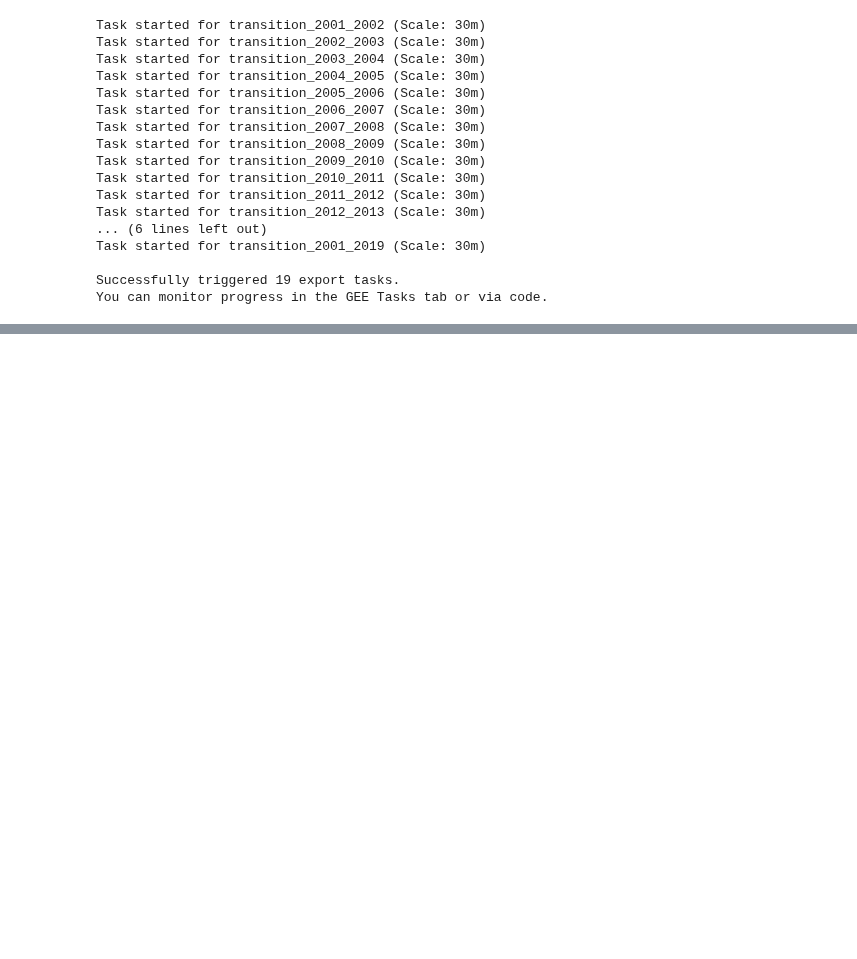
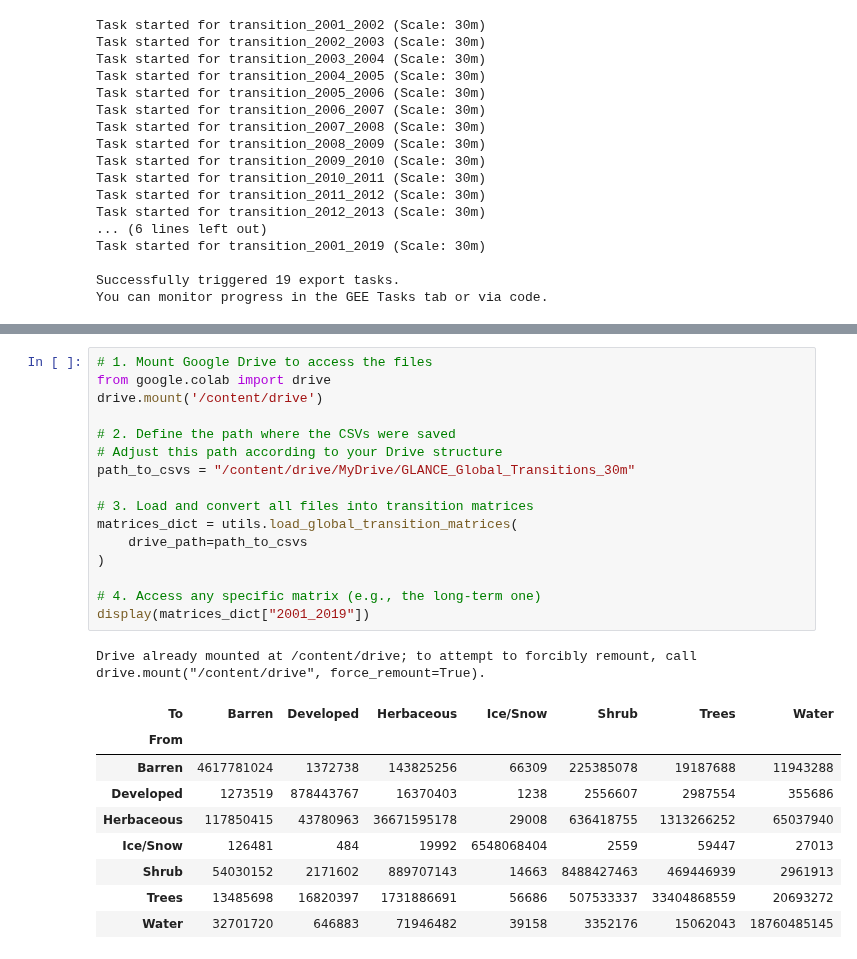
Before and after one commit to antoniovfonseca/agentic-ai-global-lulc, a Jupyter notebook: transition-matrix-gee-glance.ipynb, the cells around one changed output, grey strips where cells are left out. Drawn from its saved outputs; the diff is of its cells as text; blank space fills up the shorter version.

```diff
--- a/transition-matrix-gee-glance.ipynb
+++ b/transition-matrix-gee-glance.ipynb
@@ -185,0 +197,27 @@ print("All export tasks have been processed.")
+# %%
+# 1. Mount Google Drive to access the files
+from google.colab import drive
+drive.mount('/content/drive')
+
+# 2. Define the path where the CSVs were saved
+# Adjust this path according to your Drive structure
+path_to_csvs = "/content/drive/MyDrive/GLANCE_Global_Transitions_30m"
+
+# 3. Load and convert all files into transition matrices
+matrices_dict = utils.load_global_transition_matrices(
+    drive_path=path_to_csvs
+)
+
+# 4. Access any specific matrix (e.g., the long-term one)
+display(matrices_dict["2001_2019"])
+# %% [output]
+Drive already mounted at /content/drive; to attempt to forcibly remount, call drive.mount("/content/drive", force_remount=True).
+| To | Barren | Developed | Herbaceous | Ice/Snow | Shrub | Trees | Water |
+| From |  |  |  |  |  |  |  |
+| Barren | 4617781024 | 1372738 | 143825256 | 66309 | 225385078 | 19187688 | 11943288 |
+| Developed | 1273519 | 878443767 | 16370403 | 1238 | 2556607 | 2987554 | 355686 |
+| Herbaceous | 117850415 | 43780963 | 36671595178 | 29008 | 636418755 | 1313266252 | 65037940 |
+| Ice/Snow | 126481 | 484 | 19992 | 6548068404 | 2559 | 59447 | 27013 |
+| Shrub | 54030152 | 2171602 | 889707143 | 14663 | 8488427463 | 469446939 | 2961913 |
+| Trees | 13485698 | 16820397 | 1731886691 | 56686 | 507533337 | 33404868559 | 20693272 |
+| Water | 32701720 | 646883 | 71946482 | 39158 | 3352176 | 15062043 | 18760485145 |
```
Also changed, not shown: parts of 5 cells of this notebook.
